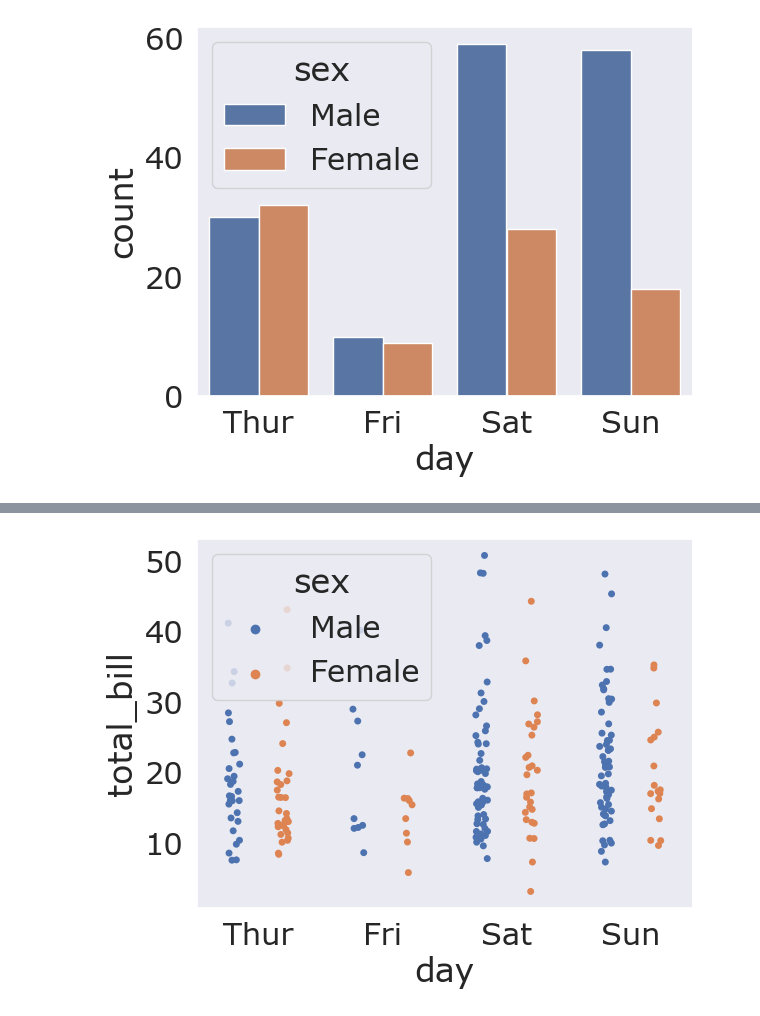
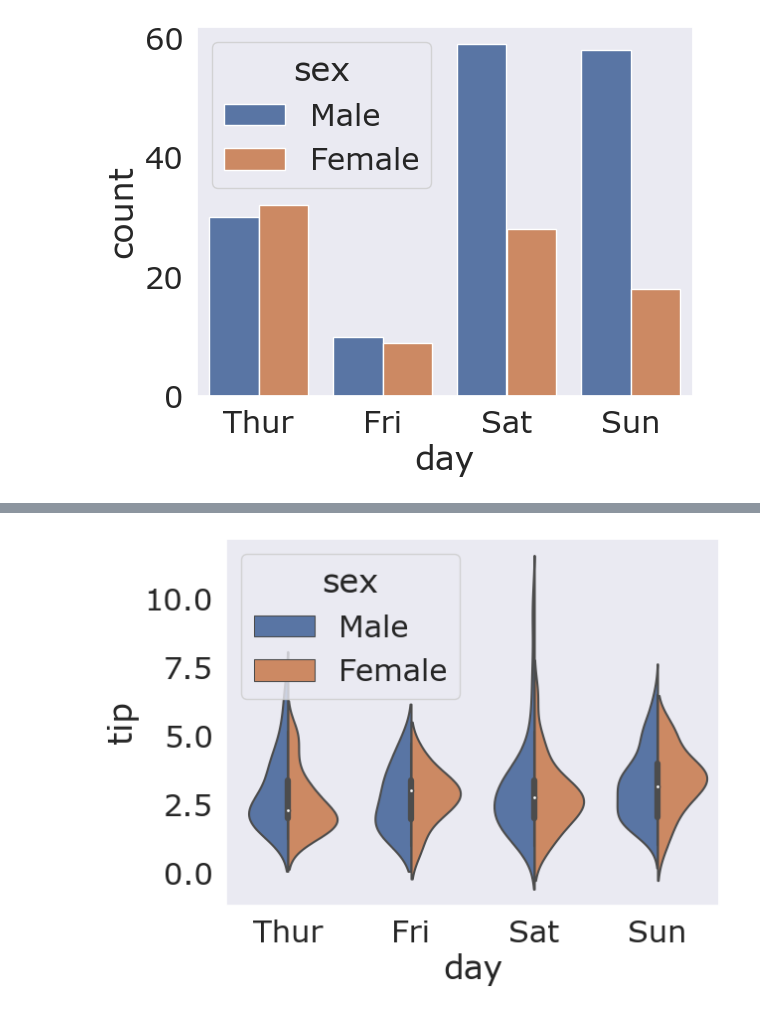
Before and after one commit to data4if/project_one, a Jupyter notebook: one/seaborn.ipynb, the cells around one changed output, grey strips where cells are left out. Saved outputs shown, nothing was run; the diff lists cells and outputs as text; code cells hidden in the pictures.

```diff
--- a/one/seaborn.ipynb
+++ b/one/seaborn.ipynb
@@ -3,5 +3,5 @@ import seaborn as sns
 import matplotlib.pyplot as plt
 # %%
 #mute - dark - deep
-sns.set(style='dark', palette='deep', font='Verdana', font_scale=2)
-sns.barplot(x=['A','B','C'],y=[1,3,2])
+#sns.set(style='dark', palette='deep', font='Verdana', font_scale=2)
+#sns.barplot(x=['A','B','C'],y=[1,3,2])
@@ -59,5 +104,4 @@ sns.countplot(data=tips,x='day',hue='sex');
 # %%
-sns.stripplot(data=tips, x='day',y='total_bill', hue='sex', dodge=True)
-plt.show()
+sns.violinplot(data=tips, x='day',y='tip', hue='sex', dodge=True, palattte='pastel',split=True);
 # %% [output]
-[figure, old version]
+[figure, new version]
```
Also changed, not shown: parts of 7 cells of this notebook.
